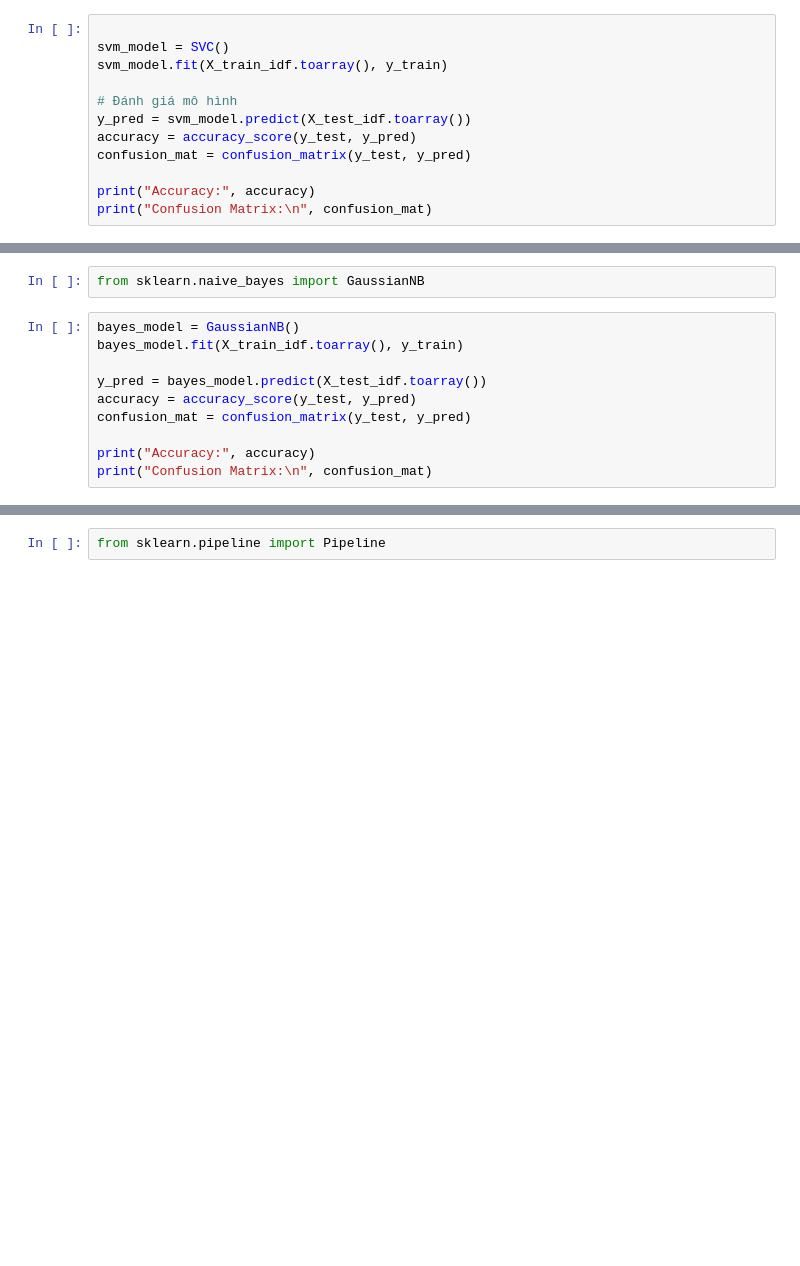
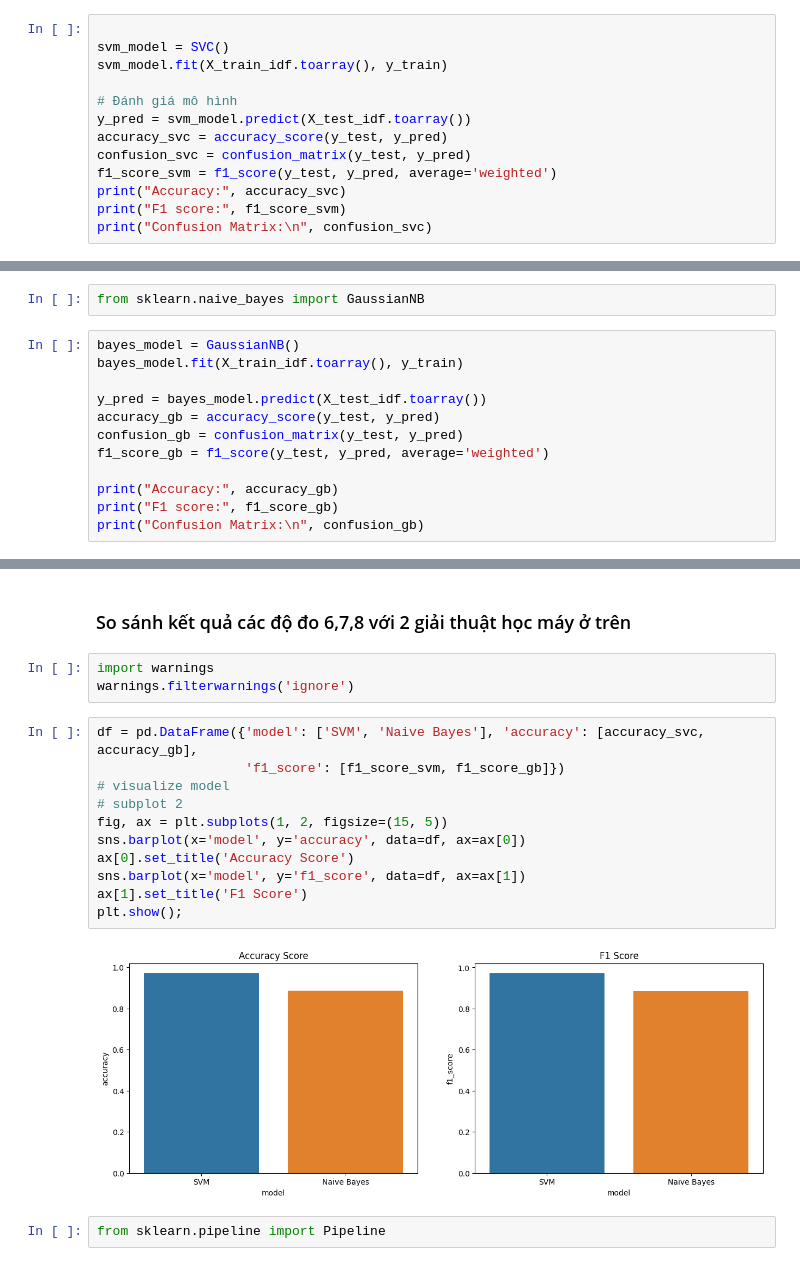
Before and after one commit to GoiliAce/NLP-6, a Jupyter notebook: main.ipynb, the cells around one changed output, grey strips where cells are left out. Saved outputs shown, nothing was run; the diff lists cells and outputs as text; blank space fills up the shorter version.

```diff
--- a/main.ipynb
+++ b/main.ipynb
@@ -174,9 +187,10 @@ svm_model.fit(X_train_idf.toarray(), y_train)
 
 # Đánh giá mô hình
 y_pred = svm_model.predict(X_test_idf.toarray())
-accuracy = accuracy_score(y_test, y_pred)
-confusion_mat = confusion_matrix(y_test, y_pred)
-
-print("Accuracy:", accuracy)
-print("Confusion Matrix:\n", confusion_mat)
+accuracy_svc = accuracy_score(y_test, y_pred)
+confusion_svc = confusion_matrix(y_test, y_pred)
+f1_score_svm = f1_score(y_test, y_pred, average='weighted')
+print("Accuracy:", accuracy_svc)
+print("F1 score:", f1_score_svm)
+print("Confusion Matrix:\n", confusion_svc)
 # %% [output]
@@ -194,9 +211,11 @@ bayes_model = GaussianNB()
 bayes_model.fit(X_train_idf.toarray(), y_train)
 
 y_pred = bayes_model.predict(X_test_idf.toarray())
-accuracy = accuracy_score(y_test, y_pred)
-confusion_mat = confusion_matrix(y_test, y_pred)
+accuracy_gb = accuracy_score(y_test, y_pred)
+confusion_gb = confusion_matrix(y_test, y_pred)
+f1_score_gb = f1_score(y_test, y_pred, average='weighted')
 
-print("Accuracy:", accuracy)
-print("Confusion Matrix:\n", confusion_mat)
+print("Accuracy:", accuracy_gb)
+print("F1 score:", f1_score_gb)
+print("Confusion Matrix:\n", confusion_gb)
 # %% [output]
@@ -210,3 +230,21 @@ Confusion Matrix:
+# %% [markdown]
+### So sánh kết quả các độ đo 6,7,8 với 2 giải thuật học máy ở trên
+# %%
+import warnings
+warnings.filterwarnings('ignore')
+# %%
+df = pd.DataFrame({'model': ['SVM', 'Naive Bayes'], 'accuracy': [accuracy_svc, accuracy_gb],
+                   'f1_score': [f1_score_svm, f1_score_gb]})
+# visualize model
+# subplot 2
+fig, ax = plt.subplots(1, 2, figsize=(15, 5))
+sns.barplot(x='model', y='accuracy', data=df, ax=ax[0])
+ax[0].set_title('Accuracy Score')
+sns.barplot(x='model', y='f1_score', data=df, ax=ax[1])
+ax[1].set_title('F1 Score')
+plt.show();
+# %% [output]
+[figure, added]
 # %%
 from sklearn.pipeline import Pipeline
 # %%
```
Also changed, not shown: parts of 36 cells of this notebook.
